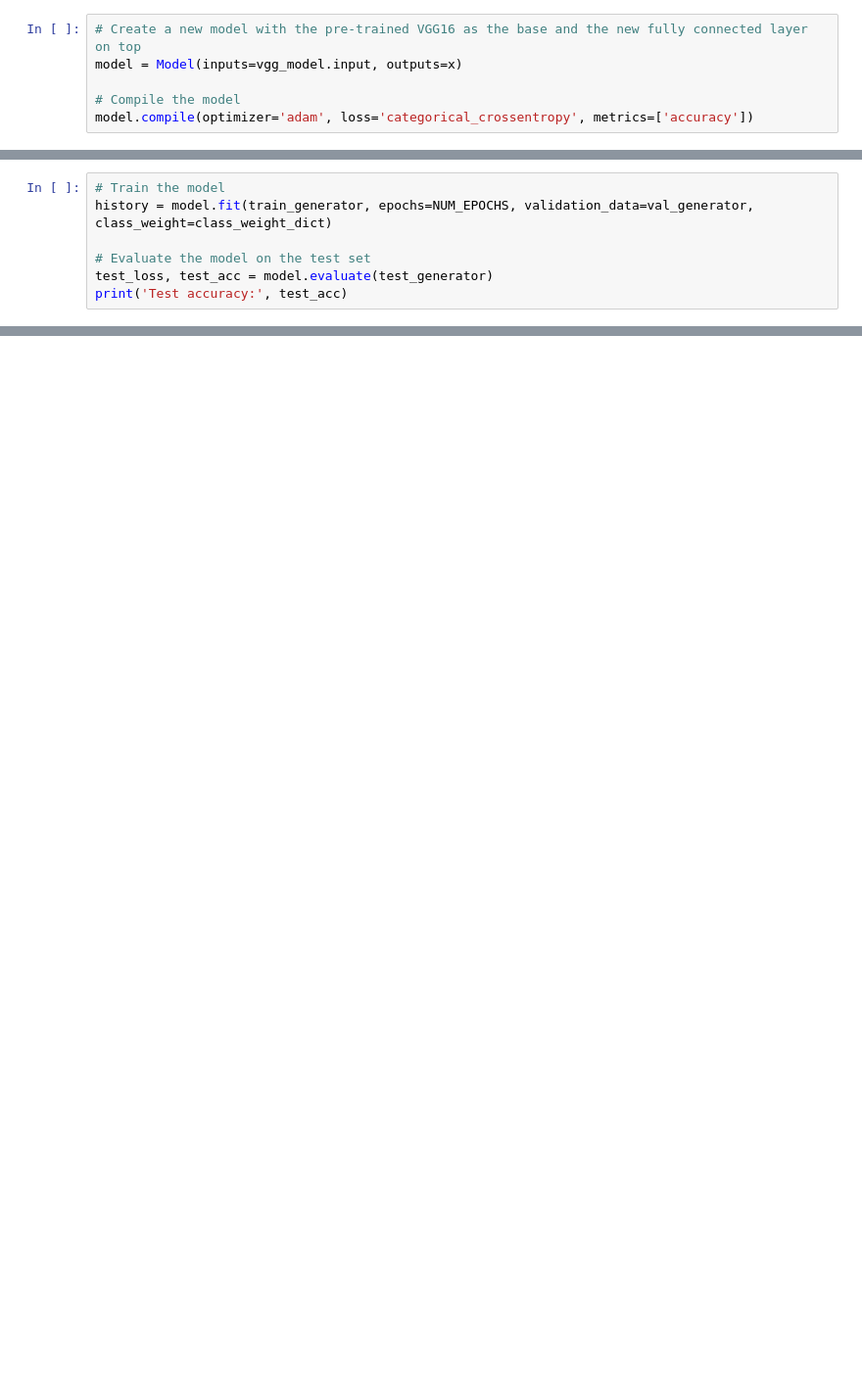
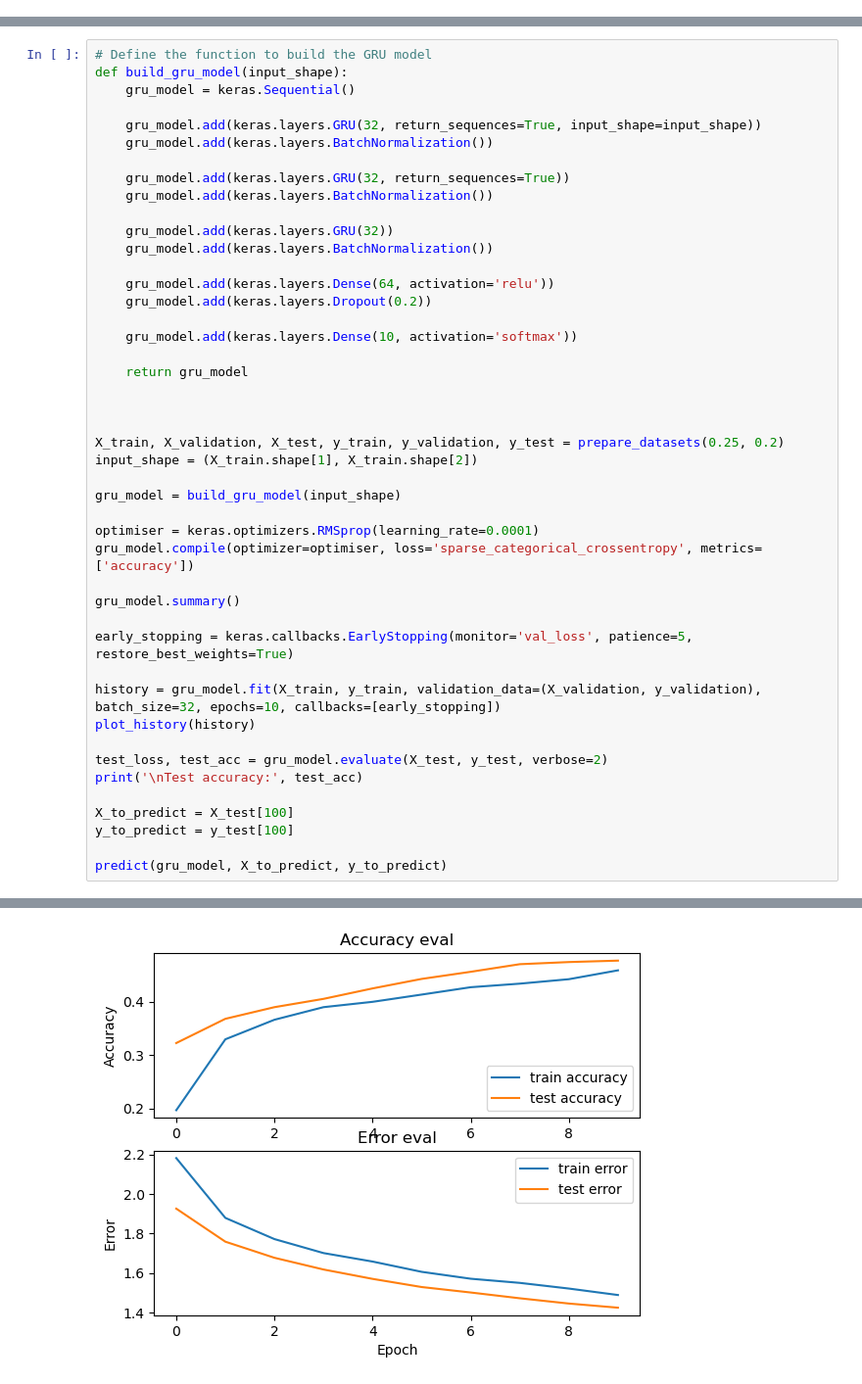
Before and after one commit to maynaS/TuneVision, a Jupyter notebook: Baseline/Baseline.ipynb, the cells around one changed output, grey strips where cells are left out. Shown at 98% size. Saved outputs shown, nothing was run; the diff lists cells and outputs as text; blank space fills up the shorter version.

Commit message:
Add Baseline CNN, LSTM, GRU and TCN models

```diff
--- a/Baseline/Baseline.ipynb
+++ b/Baseline/Baseline.ipynb
@@ -242,6 +0,0 @@ x = Dense(NUM_CLASSES, activation='softmax')(x)
-# %%
-# Create a new model with the pre-trained VGG16 as the base and the new fully connected layer on top
-model = Model(inputs=vgg_model.input, outputs=x)
-
-# Compile the model
-model.compile(optimizer='adam', loss='categorical_crossentropy', metrics=['accuracy'])
@@ -265,7 +0,0 @@ Found 999 images belonging to 10 classes.
-# %%
-# Train the model
-history = model.fit(train_generator, epochs=NUM_EPOCHS, validation_data=val_generator, class_weight=class_weight_dict)
-
-# Evaluate the model on the test set
-test_loss, test_acc = model.evaluate(test_generator)
-print('Test accuracy:', test_acc)
@@ -405,0 +131,46 @@ Baseline test accuracy: 0.673673689365387
+# %%
+# Define the function to build the GRU model
+def build_gru_model(input_shape):
+    gru_model = keras.Sequential()
+
+    gru_model.add(keras.layers.GRU(32, return_sequences=True, input_shape=input_shape))
+    gru_model.add(keras.layers.BatchNormalization())
+
+    gru_model.add(keras.layers.GRU(32, return_sequences=True))
+    gru_model.add(keras.layers.BatchNormalization())
+
+    gru_model.add(keras.layers.GRU(32))
+    gru_model.add(keras.layers.BatchNormalization())
+
+    gru_model.add(keras.layers.Dense(64, activation='relu'))
+    gru_model.add(keras.layers.Dropout(0.2))
+
+    gru_model.add(keras.layers.Dense(10, activation='softmax'))
+
+    return gru_model
+
+
+
+X_train, X_validation, X_test, y_train, y_validation, y_test = prepare_datasets(0.25, 0.2)
+input_shape = (X_train.shape[1], X_train.shape[2])
+
+gru_model = build_gru_model(input_shape)
+
+optimiser = keras.optimizers.RMSprop(learning_rate=0.0001)
+gru_model.compile(optimizer=optimiser, loss='sparse_categorical_crossentropy', metrics=['accuracy'])
+
+gru_model.summary()
+
+early_stopping = keras.callbacks.EarlyStopping(monitor='val_loss', patience=5, restore_best_weights=True)
+
+history = gru_model.fit(X_train, y_train, validation_data=(X_validation, y_validation), batch_size=32, epochs=10, callbacks=[early_stopping])
+plot_history(history)
+
+test_loss, test_acc = gru_model.evaluate(X_test, y_test, verbose=2)
+print('\nTest accuracy:', test_acc)
+
+X_to_predict = X_test[100]
+y_to_predict = y_test[100]
+
+predict(gru_model, X_to_predict, y_to_predict)
+# %% [output]
@@ -405,0 +260 @@ Baseline test accuracy: 0.673673689365387
+[figure, added]
```
Also changed, not shown: parts of 39 cells of this notebook.
